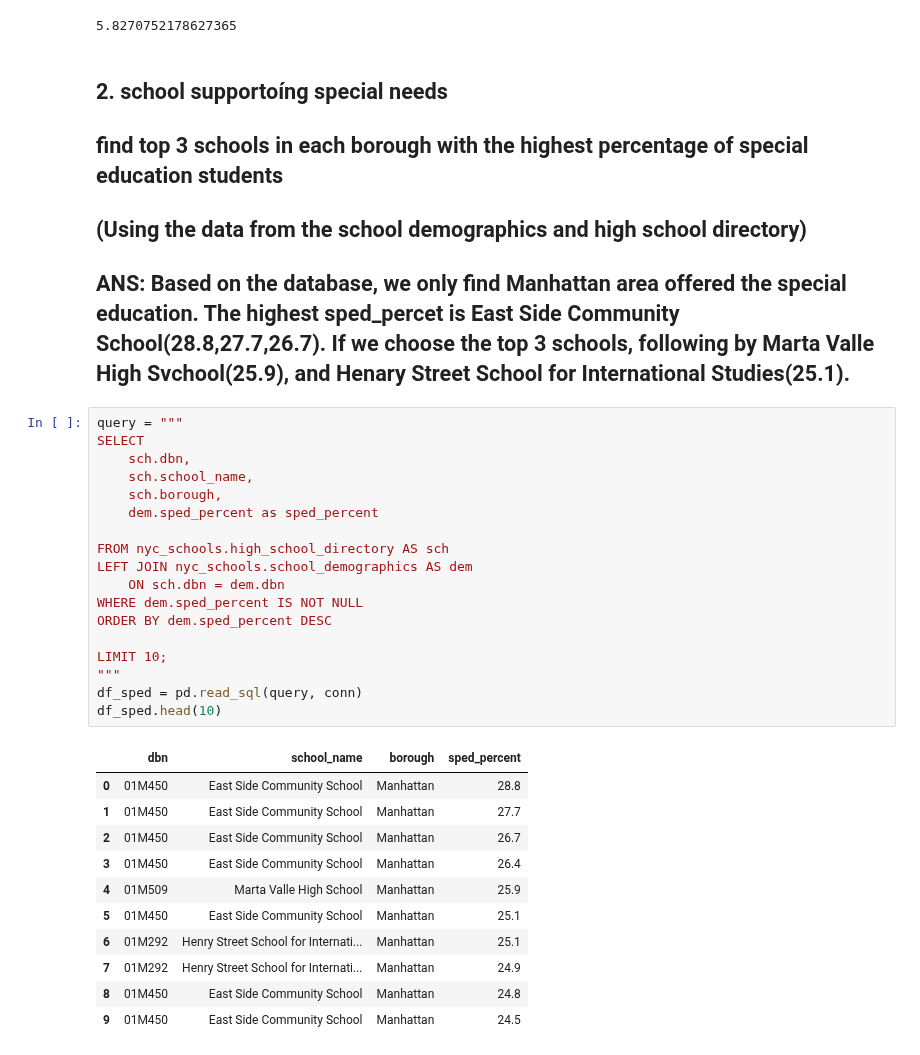
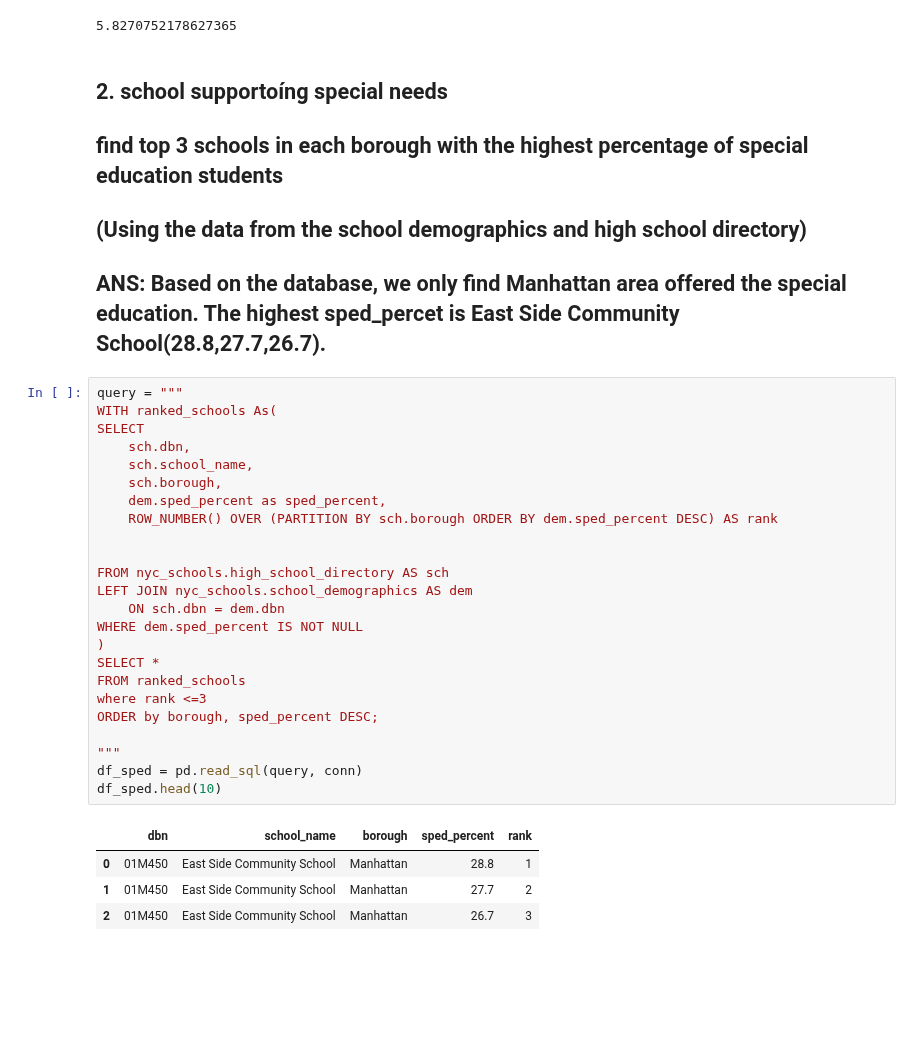
Before and after one commit to webeet-io/_onboarding_data, a Jupyter notebook: daily_tasks/day_3/Day3_Sql_Analysis_r1.ipynb, the cells around one changed output. Saved outputs shown, nothing was run; the diff lists cells and outputs as text; blank space fills up the shorter version.

Commit message:
upload sql_analysis_r1
1.change unique dbn to calculate school numbers
2. use the window function to calculate the top 3 of each borough

```diff
--- a/daily_tasks/day_3/Day3_Sql_Analysis_r1.ipynb
+++ b/daily_tasks/day_3/Day3_Sql_Analysis_r1.ipynb
@@ -125,37 +125,36 @@ df_ell.head()
 ## find top 3 schools in each borough with the highest percentage of special education students
 ## (Using the data from the school demographics and high school directory)
 
-## ANS: Based on the database, we only find Manhattan area offered the special education. The highest sped_percet is  East Side Community School(28.8,27.7,26.7). If we choose the top 3 schools, following by Marta Valle High Svchool(25.9), and Henary Street School for International Studies(25.1).
+## ANS: Based on the database, we only find Manhattan area offered the special education. The highest sped_percet is  East Side Community School(28.8,27.7,26.7).
 # %%
 query = """
+WITH ranked_schools As(
 SELECT
     sch.dbn,
     sch.school_name,
     sch.borough,
-    dem.sped_percent as sped_percent
+    dem.sped_percent as sped_percent,
+    ROW_NUMBER() OVER (PARTITION BY sch.borough ORDER BY dem.sped_percent DESC) AS rank
+
 
 FROM nyc_schools.high_school_directory AS sch
 LEFT JOIN nyc_schools.school_demographics AS dem
     ON sch.dbn = dem.dbn
 WHERE dem.sped_percent IS NOT NULL
-ORDER BY dem.sped_percent DESC
+)
+SELECT *
+FROM ranked_schools
+where rank <=3
+ORDER by borough, sped_percent DESC;
 
-LIMIT 10;
 """
 df_sped = pd.read_sql(query, conn)
 df_sped.head(10)
 # %% [output]
-|  | dbn | school_name | borough | sped_percent |
-| 0 | 01M450 | East Side Community School | Manhattan | 28.8 |
-| 1 | 01M450 | East Side Community School | Manhattan | 27.7 |
-| 2 | 01M450 | East Side Community School | Manhattan | 26.7 |
-| 3 | 01M450 | East Side Community School | Manhattan | 26.4 |
-| 4 | 01M509 | Marta Valle High School | Manhattan | 25.9 |
-| 5 | 01M450 | East Side Community School | Manhattan | 25.1 |
-| 6 | 01M292 | Henry Street School for Internati... | Manhattan | 25.1 |
-| 7 | 01M292 | Henry Street School for Internati... | Manhattan | 24.9 |
-| 8 | 01M450 | East Side Community School | Manhattan | 24.8 |
-| 9 | 01M450 | East Side Community School | Manhattan | 24.5 |
+|  | dbn | school_name | borough | sped_percent | rank |
+| 0 | 01M450 | East Side Community School | Manhattan | 28.8 | 1 |
+| 1 | 01M450 | East Side Community School | Manhattan | 27.7 | 2 |
+| 2 | 01M450 | East Side Community School | Manhattan | 26.7 | 3 |
 # %% [markdown]
 ## Summary
 - ### It is better to calculate the percentage as number_ell ÷ total_enrollment, because taking the average of percentages can introduce bias.
```
Also changed, not shown: parts of 2 cells of this notebook.
